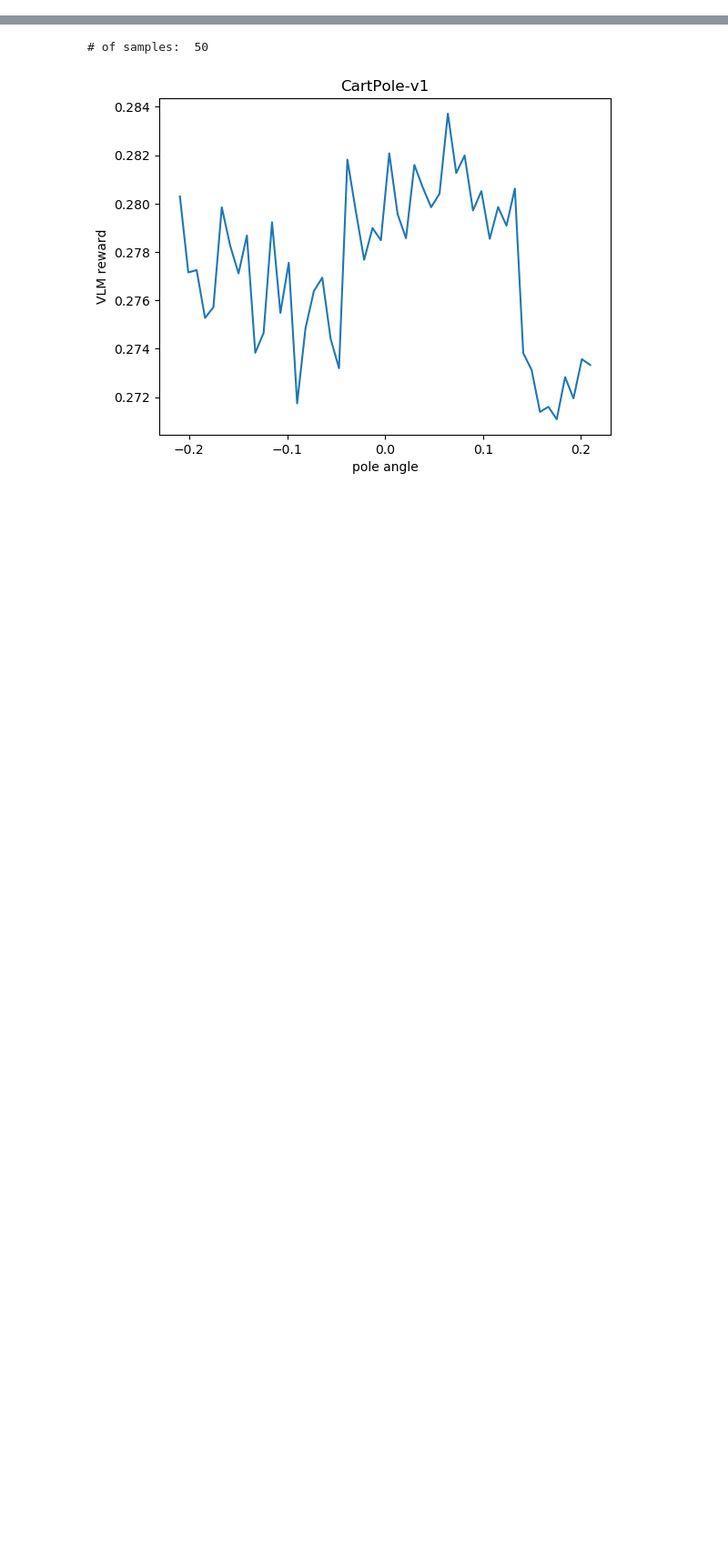
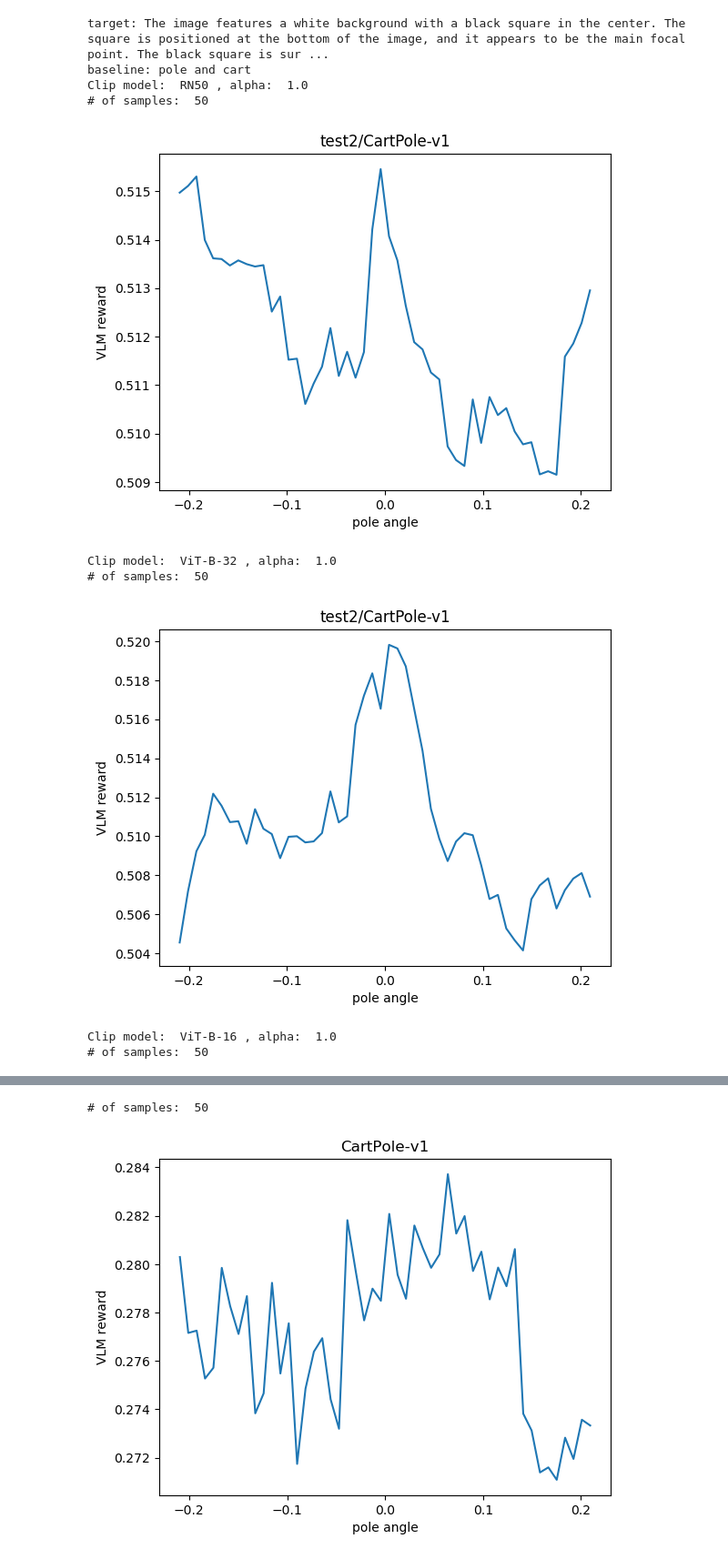
Before and after one commit to quantumiracle/human_prior_games, a Jupyter notebook: openai_gym/render_vlm_reward_full.ipynb, the cells around one changed output, grey strips where cells are left out. Shown at 91% size. Saved outputs shown, nothing was run; the diff lists cells and outputs as text; code cells hidden in the pictures; blank space fills up the shorter version.

```diff
--- a/openai_gym/render_vlm_reward_full.ipynb
+++ b/openai_gym/render_vlm_reward_full.ipynb
@@ -114,0 +213,29 @@ for clip_model in clip_model_list:
+# %%
+# enumerate all results
+env='CartPole-v1'
+alpha=1.0
+save_folder = 'test2'
+
+
+# print prompt
+with open(f"{save_folder}/{env}_prompt.txt", "r") as file:
+    # Write the first string followed by a newline character
+    print(file.read())
+
+
+for clip_model in clip_model_list:
+    path = f'{save_folder}/{env}_{clip_model}_alpha{alpha}_results.pkl'
+    print('Clip model: ', clip_model, ', alpha: ', alpha)
+    load_results(path, env=env, show_frame=False)
+    print('\n')
+# %% [output]
+target: The image features a white background with a black square in the center. The square is positioned at the bottom of the image, and it appears to be the main focal point. The black square is sur ...
+baseline: pole and cart
+Clip model:  RN50 , alpha:  1.0
+# of samples:  50
+[figure, added]
+Clip model:  ViT-B-32 , alpha:  1.0
+# of samples:  50
+[figure, added]
+Clip model:  ViT-B-16 , alpha:  1.0
+# of samples:  50
```
Also changed, not shown: parts of 10 cells of this notebook.
